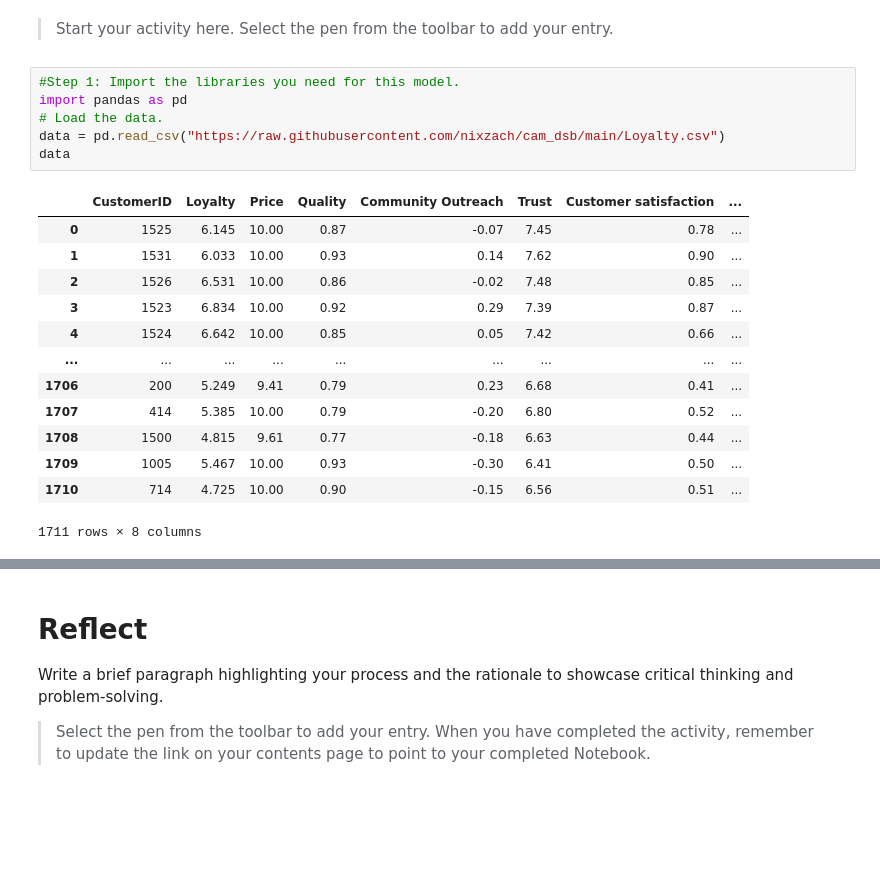
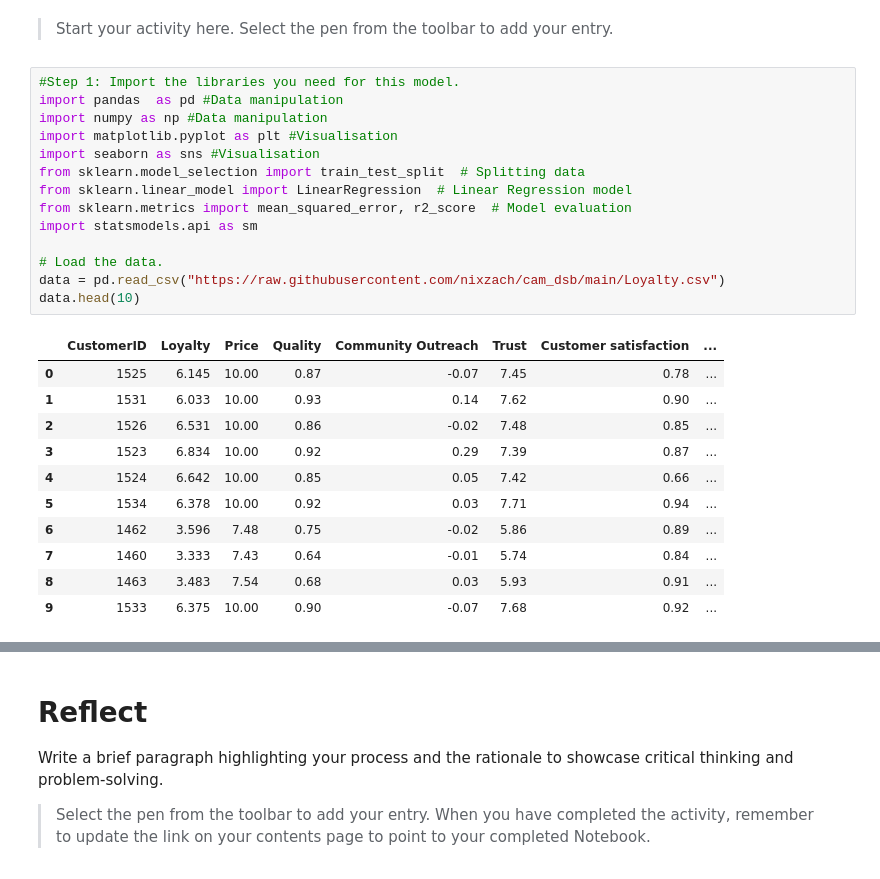
Before and after one commit to sheldonkemper/portfolio, a Jupyter notebook: CAM_DS_C101_Activity_2_3_5.ipynb, the cells around one changed output, grey strips where cells are left out. Drawn from its saved outputs; the diff is of its cells as text; blank space fills up the shorter version.

```diff
--- a/CAM_DS_C101_Activity_2_3_5.ipynb
+++ b/CAM_DS_C101_Activity_2_3_5.ipynb
@@ -31,21 +31,27 @@ Evidence critical analysis of outputs to evaluate predictive models, accurately
 > Start your activity here. Select the pen from the toolbar to add your entry.
 # %%
 #Step 1: Import the libraries you need for this model.
-import pandas as pd
+import pandas  as pd #Data manipulation
+import numpy as np #Data manipulation
+import matplotlib.pyplot as plt #Visualisation
+import seaborn as sns #Visualisation
+from sklearn.model_selection import train_test_split  # Splitting data
+from sklearn.linear_model import LinearRegression  # Linear Regression model
+from sklearn.metrics import mean_squared_error, r2_score  # Model evaluation
+import statsmodels.api as sm
+
 # Load the data.
 data = pd.read_csv("https://raw.githubusercontent.com/nixzach/cam_dsb/main/Loyalty.csv")
-data
+data.head(10)
 # %% [output]
 |  | CustomerID | Loyalty | Price | Quality | Community Outreach | Trust | Customer satisfaction | ... |
 | 0 | 1525 | 6.145 | 10.00 | 0.87 | -0.07 | 7.45 | 0.78 | ... |
 | 1 | 1531 | 6.033 | 10.00 | 0.93 | 0.14 | 7.62 | 0.90 | ... |
 | 2 | 1526 | 6.531 | 10.00 | 0.86 | -0.02 | 7.48 | 0.85 | ... |
 | 3 | 1523 | 6.834 | 10.00 | 0.92 | 0.29 | 7.39 | 0.87 | ... |
 | 4 | 1524 | 6.642 | 10.00 | 0.85 | 0.05 | 7.42 | 0.66 | ... |
-| ... | ... | ... | ... | ... | ... | ... | ... | ... |
-| 1706 | 200 | 5.249 | 9.41 | 0.79 | 0.23 | 6.68 | 0.41 | ... |
-| 1707 | 414 | 5.385 | 10.00 | 0.79 | -0.20 | 6.80 | 0.52 | ... |
-| 1708 | 1500 | 4.815 | 9.61 | 0.77 | -0.18 | 6.63 | 0.44 | ... |
-| 1709 | 1005 | 5.467 | 10.00 | 0.93 | -0.30 | 6.41 | 0.50 | ... |
-| 1710 | 714 | 4.725 | 10.00 | 0.90 | -0.15 | 6.56 | 0.51 | ... |
+| 5 | 1534 | 6.378 | 10.00 | 0.92 | 0.03 | 7.71 | 0.94 | ... |
+| 6 | 1462 | 3.596 | 7.48 | 0.75 | -0.02 | 5.86 | 0.89 | ... |
+| 7 | 1460 | 3.333 | 7.43 | 0.64 | -0.01 | 5.74 | 0.84 | ... |
+| 8 | 1463 | 3.483 | 7.54 | 0.68 | 0.03 | 5.93 | 0.91 | ... |
+| 9 | 1533 | 6.375 | 10.00 | 0.90 | -0.07 | 7.68 | 0.92 | ... |
-1711 rows × 8 columns
```
Also changed, not shown: parts of 35 cells of this notebook.
